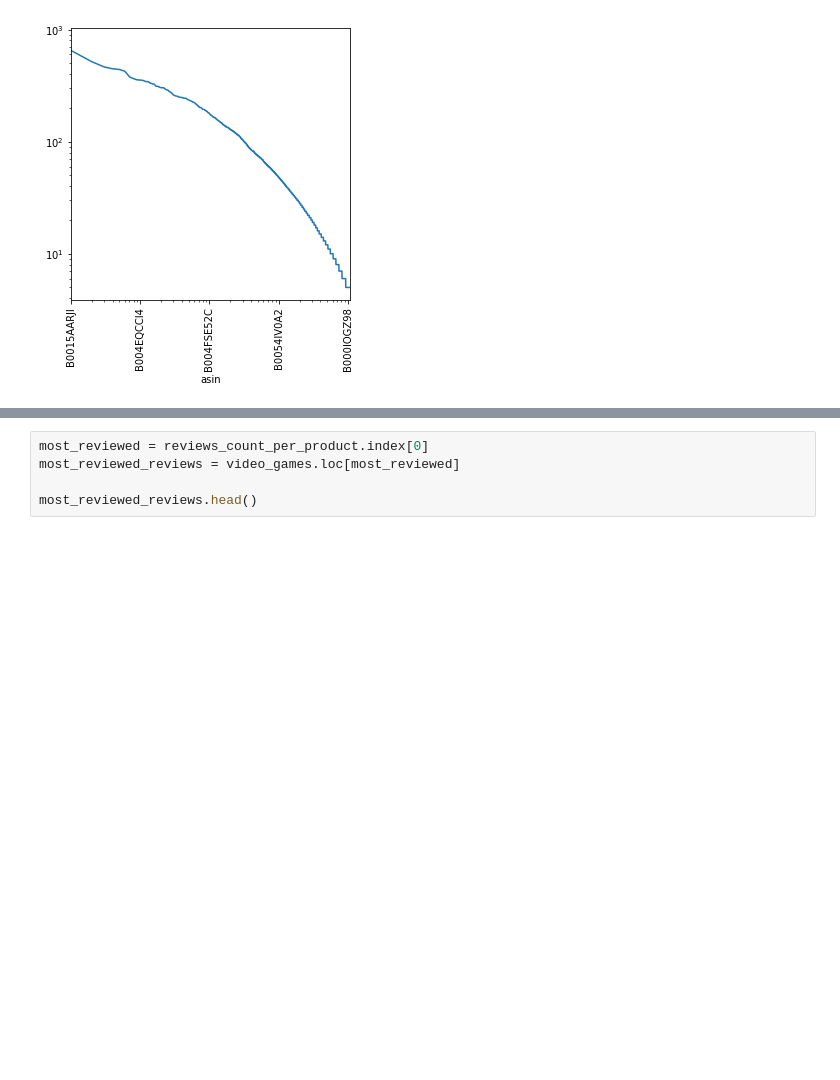
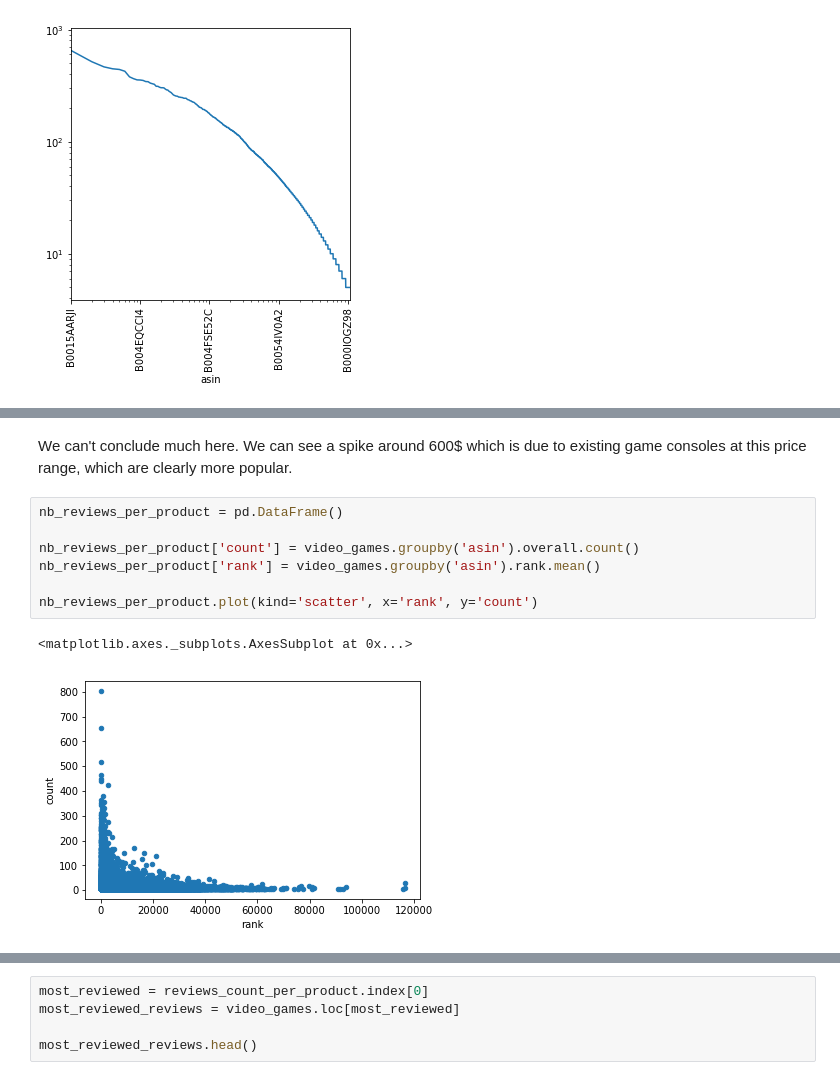
Before and after one commit to adamazon/adamazon-code, a Jupyter notebook: Project.ipynb, the cells around one changed output, grey strips where cells are left out. Drawn from its saved outputs; the diff is of its cells as text; blank space fills up the shorter version.

```diff
--- a/Project.ipynb
+++ b/Project.ipynb
@@ -298,0 +317,12 @@ reviews_count_per_product.plot(logy=True, logx=True, rot=90, figsize=(5, 5))
+# %% [markdown]
+We can't conclude much here. We can see a spike around 600$ which is due to existing game consoles at this price range, which are clearly more popular.
+# %%
+nb_reviews_per_product = pd.DataFrame()
+
+nb_reviews_per_product['count'] = video_games.groupby('asin').overall.count()
+nb_reviews_per_product['rank'] = video_games.groupby('asin').rank.mean()
+
+nb_reviews_per_product.plot(kind='scatter', x='rank', y='count')
+# %% [output]
+<matplotlib.axes._subplots.AxesSubplot at 0x...>
+[figure, added]
```
Also changed, not shown: parts of 18 cells of this notebook.
